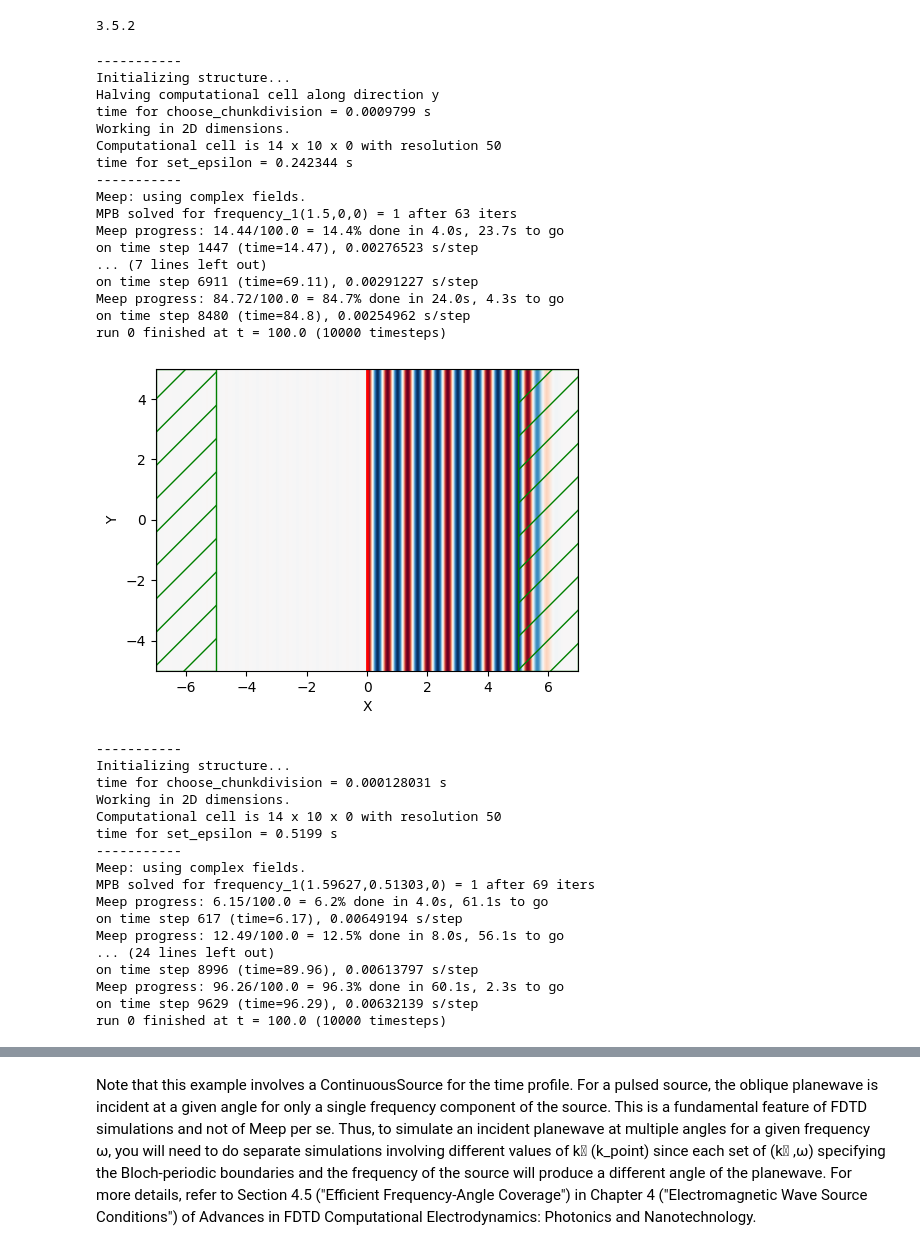
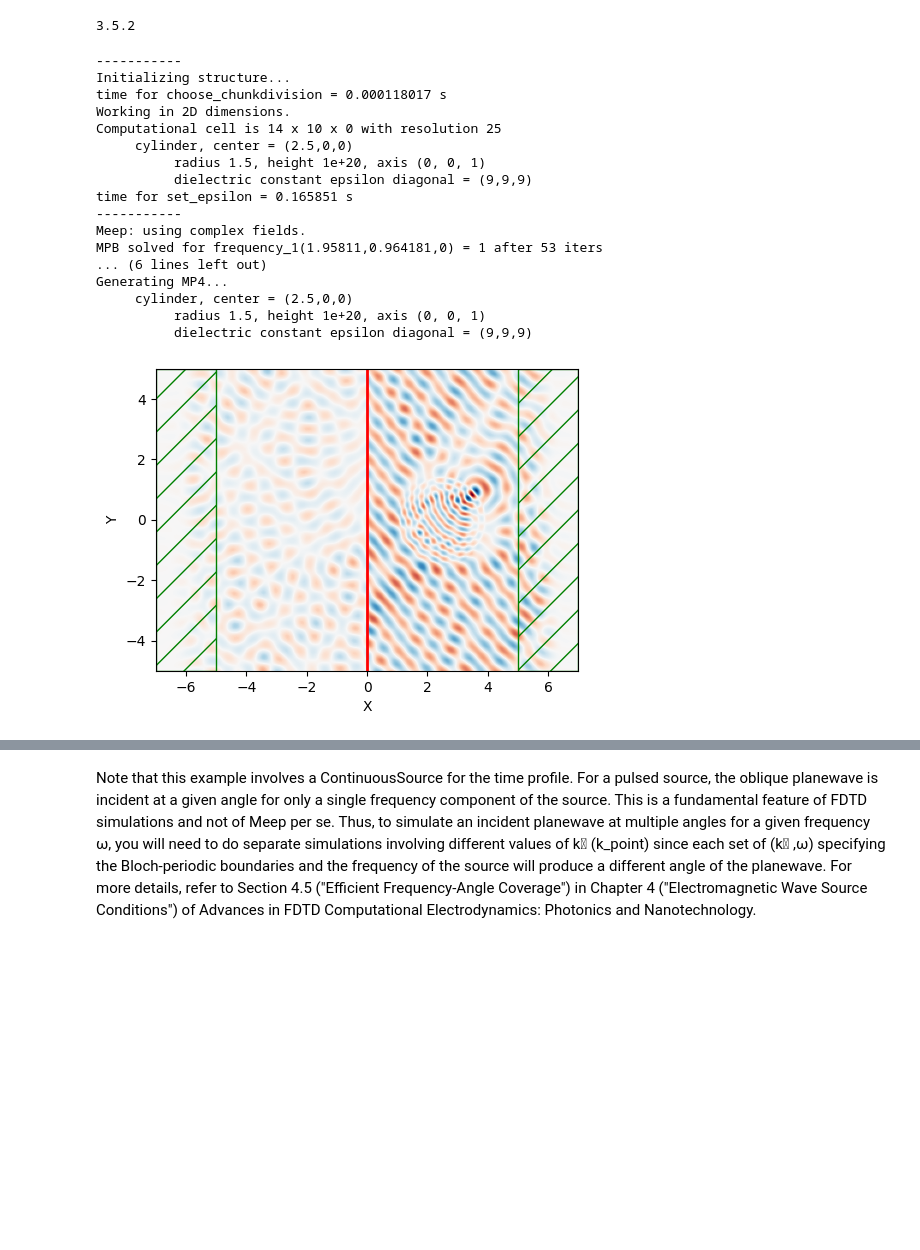
Before and after one commit to tornikeo/fe_vortex_optic_gates, a Jupyter notebook: fdtd-meep-oblique-source.ipynb, the cells around one changed output, grey strips where cells are left out. Cells and saved outputs as stored; diff of their text form; code cells hidden in the pictures; blank space fills up the shorter version.

Commit message:
Kaggle Notebook | fdtd-meep-oblique-source | Version 2

```diff
--- a/fdtd-meep-oblique-source.ipynb
+++ b/fdtd-meep-oblique-source.ipynb
@@ -43,11 +43,11 @@ print(mpl.__version__)
 # %%
 def run_sim(rot_angle = 0):
 
-    resolution = 50 # pixels/μm
+    resolution = 25 # pixels/μm
 
     cell_size = mp.Vector3(14,10,0)
 
-    pml_layers = [mp.PML(thickness=2,direction=mp.X)]
+    pml_layers = [mp.PML(thickness=2,direction=mp.X) ]
 
     fsrc = 1.0 # frequency of planewave (wavelength = 1/fsrc)
 
@@ -64,56 +64,59 @@ def run_sim(rot_angle = 0):
                                   eig_band=1,
                                   eig_parity=mp.EVEN_Y+mp.ODD_Z if rot_angle == 0 else mp.ODD_Z,
                                   eig_match_freq=True)]
-
+    geom = [
+        mp.Cylinder(
+            radius=1.5,#=mp.Vector3(2,2),
+            center=mp.Vector3(2.5,0),
+            material=mp.Medium(index=3)
+        )
+    ]
     sim = mp.Simulation(cell_size=cell_size,
                         resolution=resolution,
                         boundary_layers=pml_layers,
                         sources=sources,
                         k_point=k_point,
+                        geometry=geom,
                         default_material=default_material,
-                        symmetries=[mp.Mirror(mp.Y)] if rot_angle == 0 else [])
+                        symmetries=[mp.Mirror(mp.Y)] if rot_angle == 0 else []
+                       )
 
-    sim.run(until=100)
+    f = plt.figure()
+    anim = mp.Animate2D(sim,
+                        fields=mp.Ez,
+                        f=f, realtime=False,
+                        normalize=True)
+    plt.close()
+
+    sim.run(mp.at_every(2,anim), until=70)
+    os.makedirs('media/',exist_ok=True)
+    filename = f"media/anim.mp4"
+    anim.to_mp4(10,filename)
 
     plt.figure(dpi=100)
     sim.plot2D(fields=mp.Ez)
     plt.show()
 # %%
-for rot_angle in np.radians([0,20,40]):
+for rot_angle in np.radians([40]):
     run_sim(rot_angle)
+from IPython.display import Video
+Video("media/anim.mp4")
 # %% [output]
 -----------
 Initializing structure...
-Halving computational cell along direction y
-time for choose_chunkdivision = 0.0009799 s
+time for choose_chunkdivision = 0.000118017 s
 Working in 2D dimensions.
-Computational cell is 14 x 10 x 0 with resolution 50
-time for set_epsilon = 0.242344 s
+Computational cell is 14 x 10 x 0 with resolution 25
+     cylinder, center = (2.5,0,0)
+          radius 1.5, height 1e+20, axis (0, 0, 1)
+          dielectric constant epsilon diagonal = (9,9,9)
+time for set_epsilon = 0.165851 s
 -----------
 Meep: using complex fields.
-MPB solved for frequency_1(1.5,0,0) = 1 after 63 iters
-Meep progress: 14.44/100.0 = 14.4% done in 4.0s, 23.7s to go
-on time step 1447 (time=14.47), 0.00276523 s/step
-... (7 lines left out)
-on time step 6911 (time=69.11), 0.00291227 s/step
-Meep progress: 84.72/100.0 = 84.7% done in 24.0s, 4.3s to go
-on time step 8480 (time=84.8), 0.00254962 s/step
-run 0 finished at t = 100.0 (10000 timesteps)
+MPB solved for frequency_1(1.95811,0.964181,0) = 1 after 53 iters
+... (6 lines left out)
+Generating MP4...
+     cylinder, center = (2.5,0,0)
+          radius 1.5, height 1e+20, axis (0, 0, 1)
+          dielectric constant epsilon diagonal = (9,9,9)
-[figure, old version]
+[figure, new version]
------------
-Initializing structure...
-time for choose_chunkdivision = 0.000128031 s
-Working in 2D dimensions.
-Computational cell is 14 x 10 x 0 with resolution 50
-time for set_epsilon = 0.5199 s
------------
-Meep: using complex fields.
-MPB solved for frequency_1(1.59627,0.51303,0) = 1 after 69 iters
-Meep progress: 6.15/100.0 = 6.2% done in 4.0s, 61.1s to go
-on time step 617 (time=6.17), 0.00649194 s/step
-Meep progress: 12.49/100.0 = 12.5% done in 8.0s, 56.1s to go
-... (24 lines left out)
-on time step 8996 (time=89.96), 0.00613797 s/step
-Meep progress: 96.26/100.0 = 96.3% done in 60.1s, 2.3s to go
-on time step 9629 (time=96.29), 0.00632139 s/step
-run 0 finished at t = 100.0 (10000 timesteps)
```
Also changed, not shown: parts of 6 cells of this notebook.
